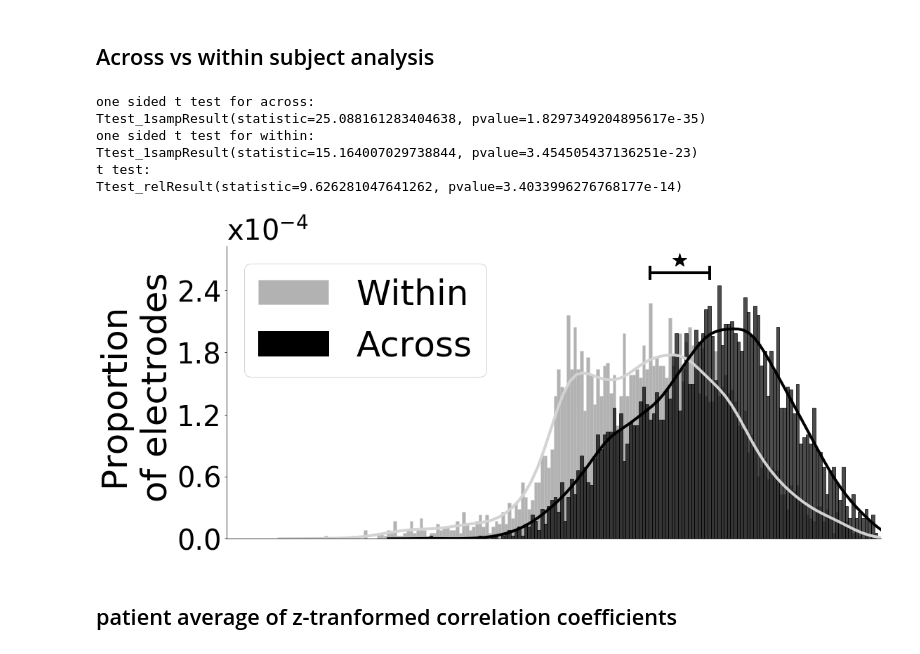
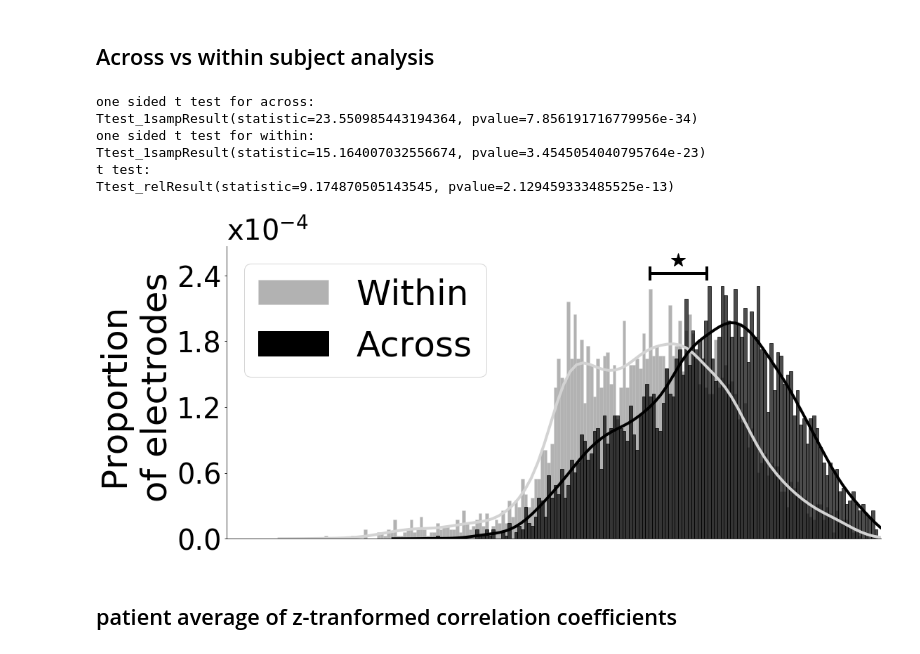
Before and after one commit to ContextLab/supereeg_paper, a Jupyter notebook: code/notebooks/corrmap.ipynb, the cells around one changed output. Drawn from its saved outputs; the diff is of its cells as text; code cells hidden in the pictures.

```diff
--- a/code/notebooks/corrmap.ipynb
+++ b/code/notebooks/corrmap.ipynb
@@ -20,5 +23,8 @@ fig_count = 0
+# %%
+ram_freq_dir = os.path.join(ram_data_dir, 'freq')
+pyfr_freq_dir = os.path.join(pyfr_data_dir, 'freq')
 # %% [markdown]
 # PyFR analysis
 # %%
-pyFR_df = pd.read_csv(os.path.join(pyfr_data_dir, 'pyfr.csv'), index_col=0)
+pyFR_raw_df = pd.read_csv(os.path.join(pyfr_freq_dir, 'raw.csv'), index_col=0)
 # %%
@@ -34,10 +40,10 @@ pyFR_df.head()
 ## make dataframe with z-transformed correlation coefficients
 # %%
 corr_pyfr_df = pd.DataFrame()
-corr_pyfr_df['Subject'] = pyFR_df['Subject']
-corr_pyfr_df['within'] = plot.r2z(pyFR_df['within'])
-corr_pyfr_df['across'] = plot.r2z(pyFR_df['across'])
-corr_pyfr_df['R'] = pyFR_df['R']
+corr_pyfr_df['Subject'] = pyFR_raw_df['Subject']
+corr_pyfr_df['within'] = plot.r2z(pyFR_raw_df['within'])
+corr_pyfr_df['across'] = plot.r2z(pyFR_raw_df['across'])
+corr_pyfr_df['R'] = pyFR_raw_df['R']
 # %% [markdown]
 ## number of electrode
 # %%
@@ -59,18 +65,17 @@ plot.z2r(corr_pyfr_df['within'].mean())
 # %% [markdown]
 ## Across vs within subject analysis
 # %%
-fig_count +=1
-outfile = os.path.join(fig_dir, str(fig_count) + '.pdf')
+outfile = os.path.join(fig_dir, 'pyfr_raw_hist.pdf')
 plot.plot_2_histograms(corr_pyfr_df, 'within', 'across', xticks=False, outfile=outfile)
 plt.show()
 # %% [output]
 one sided t test for across:
-Ttest_1sampResult(statistic=25.088161283404638, pvalue=1.8297349204895617e-35)
+Ttest_1sampResult(statistic=23.550985443194364, pvalue=7.856191716779956e-34)
 one sided t test for within:
-Ttest_1sampResult(statistic=15.164007029738844, pvalue=3.454505437136251e-23)
+Ttest_1sampResult(statistic=15.164007032556674, pvalue=3.4545054040795764e-23)
 t test:
-Ttest_relResult(statistic=9.626281047641262, pvalue=3.4033996276768177e-14)
+Ttest_relResult(statistic=9.174870505143545, pvalue=2.129459333485525e-13)
-[figure, old version]
+[figure, new version]
 # %% [markdown]
 ## patient average of z-tranformed correlation coefficients
 # %%
```
Also changed, not shown: parts of 46 cells of this notebook, 27 other files.
